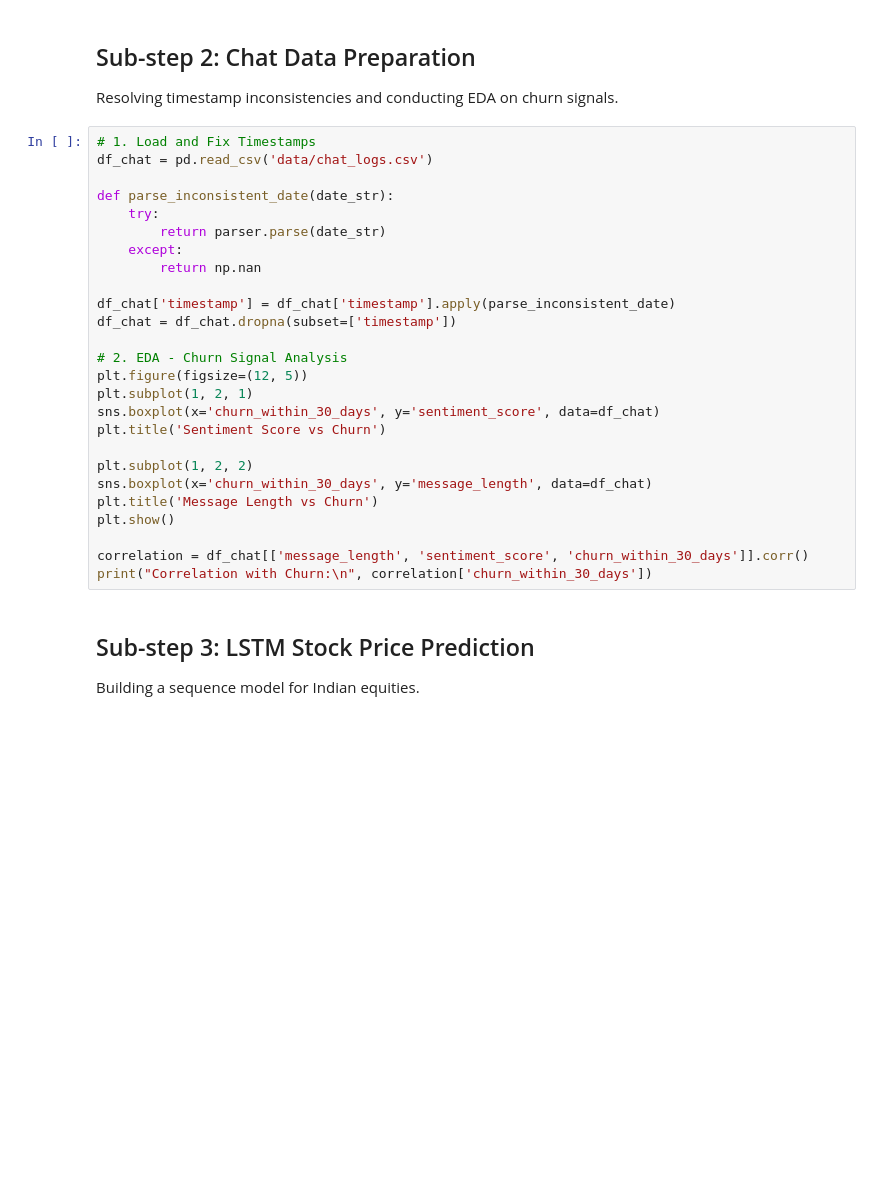
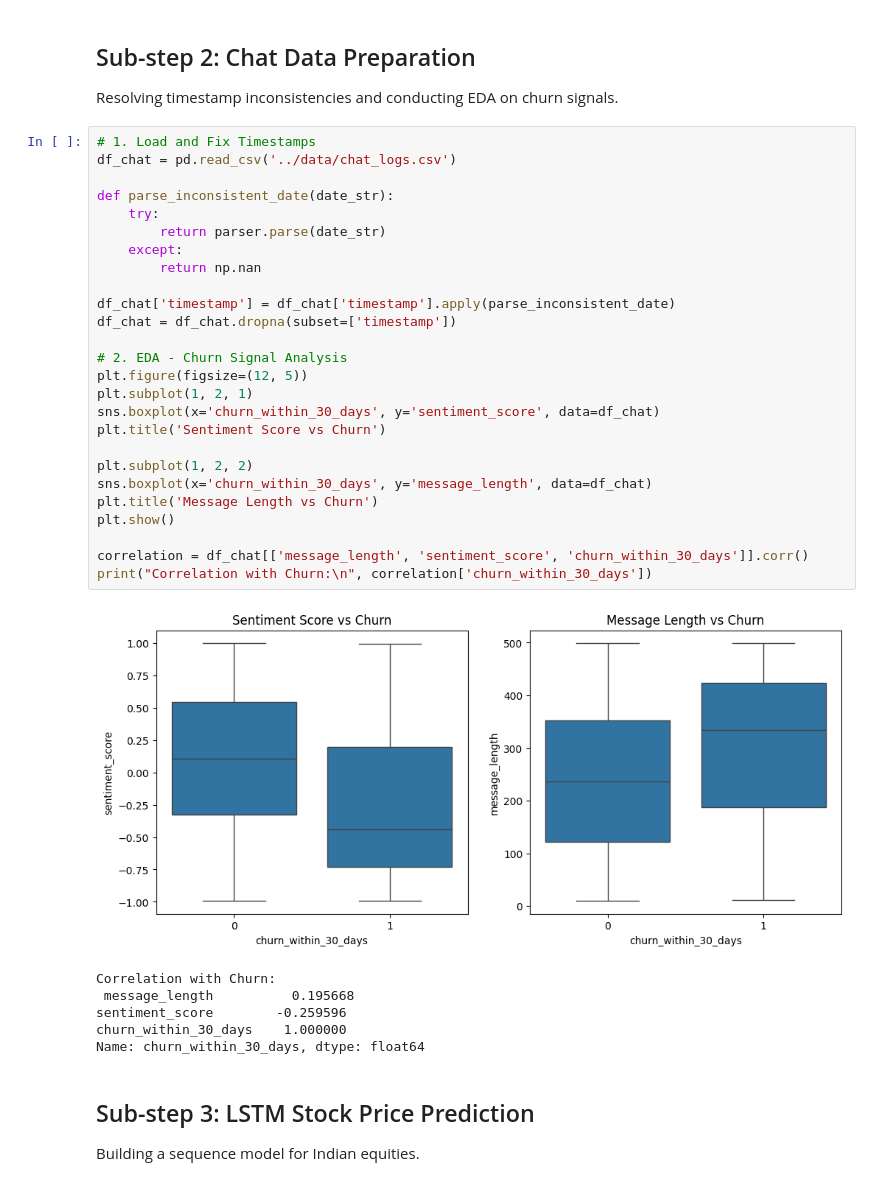
Before and after one commit to yash-gupta-7/weekly-assignment-iitgn, a Jupyter notebook: week-08/thursday/notebooks/thursday_assignment.ipynb, the cells around one changed output. Cells and saved outputs as stored; diff of their text form; blank space fills up the shorter version.

```diff
--- a/week-08/thursday/notebooks/thursday_assignment.ipynb
+++ b/week-08/thursday/notebooks/thursday_assignment.ipynb
@@ -56,30 +58,37 @@ print(f"Train shapes: {X_train.shape}, Test shapes: {X_test.shape}")
 Resolving timestamp inconsistencies and conducting EDA on churn signals.
 # %%
 # 1. Load and Fix Timestamps
-df_chat = pd.read_csv('data/chat_logs.csv')
+df_chat = pd.read_csv('../data/chat_logs.csv')
 
 def parse_inconsistent_date(date_str):
     try:
         return parser.parse(date_str)
     except:
         return np.nan
 
 df_chat['timestamp'] = df_chat['timestamp'].apply(parse_inconsistent_date)
 df_chat = df_chat.dropna(subset=['timestamp'])
 
 # 2. EDA - Churn Signal Analysis
 plt.figure(figsize=(12, 5))
 plt.subplot(1, 2, 1)
 sns.boxplot(x='churn_within_30_days', y='sentiment_score', data=df_chat)
 plt.title('Sentiment Score vs Churn')
 
 plt.subplot(1, 2, 2)
 sns.boxplot(x='churn_within_30_days', y='message_length', data=df_chat)
 plt.title('Message Length vs Churn')
 plt.show()
 
 correlation = df_chat[['message_length', 'sentiment_score', 'churn_within_30_days']].corr()
 print("Correlation with Churn:\n", correlation['churn_within_30_days'])
+# %% [output]
+[figure, added]
+Correlation with Churn:
+ message_length          0.195668
+sentiment_score        -0.259596
+churn_within_30_days    1.000000
+Name: churn_within_30_days, dtype: float64
 # %% [markdown]
 ## Sub-step 3: LSTM Stock Price Prediction
 Building a sequence model for Indian equities.
```
Also changed, not shown: parts of 5 cells of this notebook, 2 other files.
